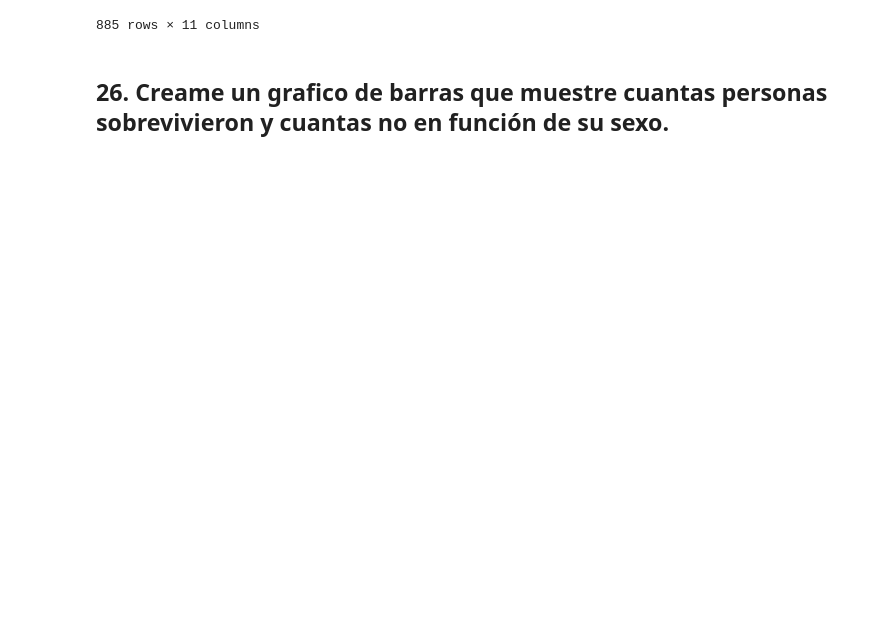
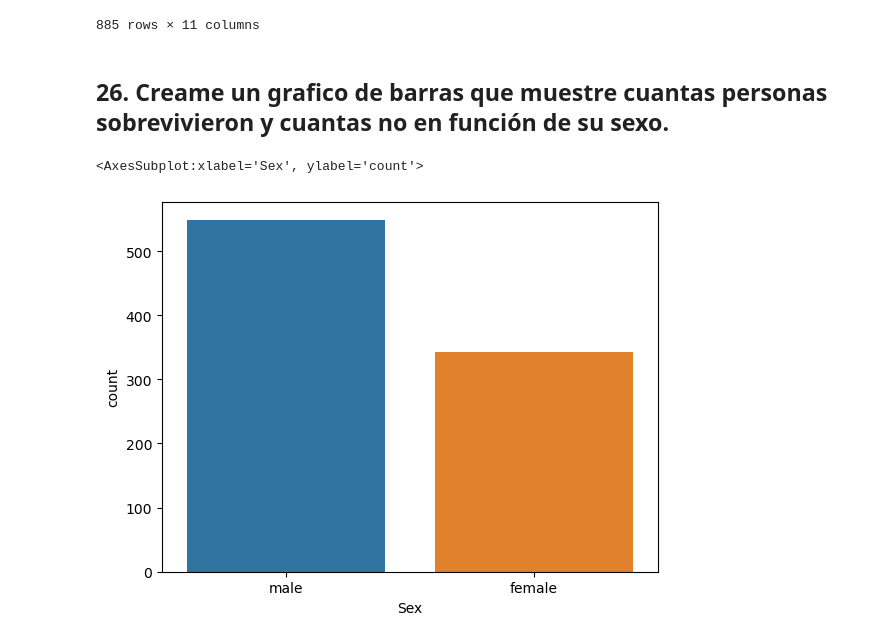
Before and after one commit to LuKaO13/Apuntes, a Jupyter notebook: ejercicios_pandas_4.ipynb, the cells around one changed output. Cells and saved outputs as stored; diff of their text form; code cells hidden in the pictures; blank space fills up the shorter version.

Commit message:
pandas4 y 3

```diff
--- a/ejercicios_pandas_4.ipynb
+++ b/ejercicios_pandas_4.ipynb
@@ -373,3 +373,6 @@ titanic_df
 885 rows × 11 columns
 # %% [markdown]
 ## 26. Creame un grafico de barras que muestre cuantas personas sobrevivieron y cuantas no en función de su sexo.
+# %%
+import pandas as pd
+df = pd.read_csv('datasets/titanic.csv')
@@ -375,0 +382,5 @@ titanic_df
+# %%
+sns.barplot(data=df, x = df['Sex'], y = df['Survived'].value_counts()) #Esto es el conteo de hombres y de mujeres
+# %% [output]
+<AxesSubplot:xlabel='Sex', ylabel='count'>
+[figure, added]
```
Also changed, not shown: parts of 3 cells of this notebook, 1 other file.
